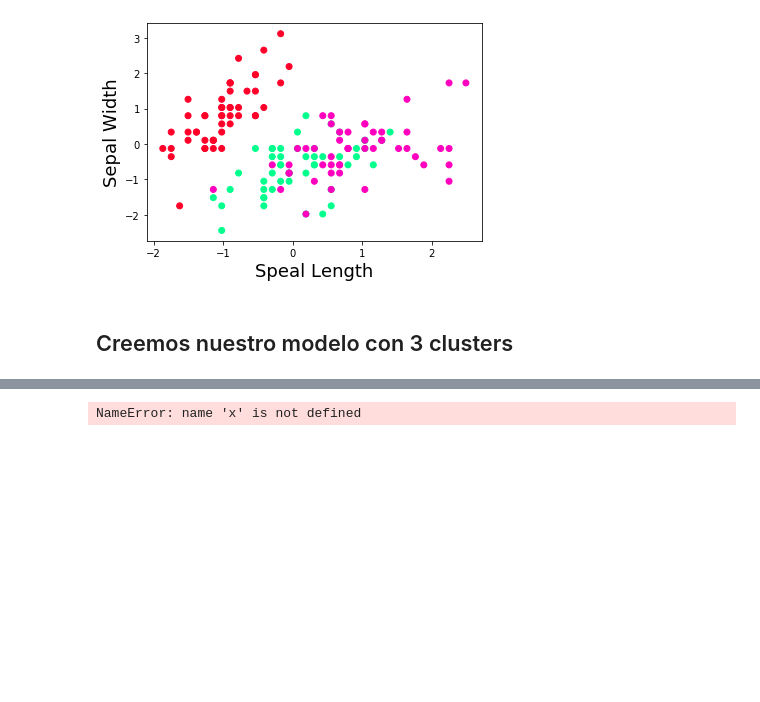
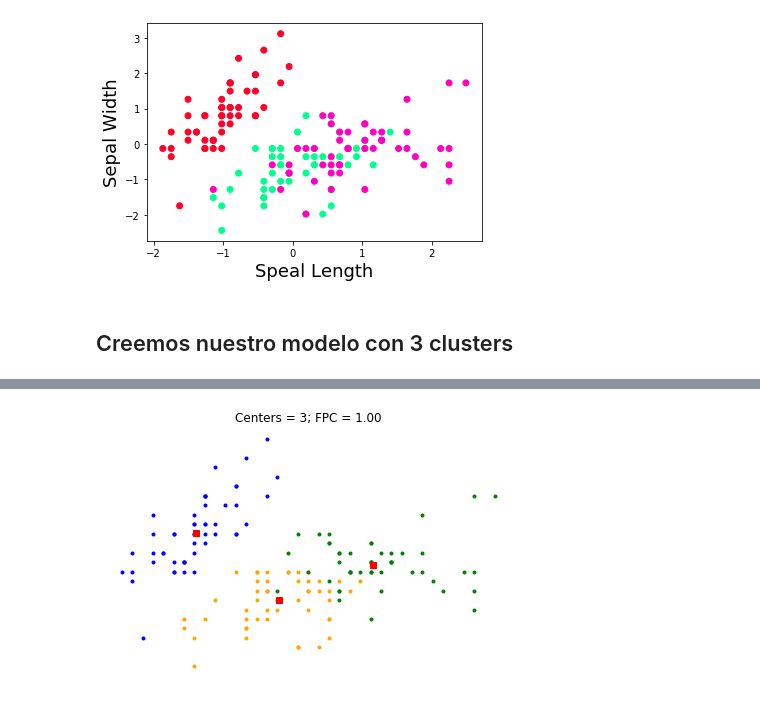
Before and after one commit to jdestradap/trabajo-3-aprendizaje-automatico, a Jupyter notebook: fuzzy-c-means/Fuzzy-C-Means.ipynb, the cells around one changed output, grey strips where cells are left out. Cells and saved outputs as stored; diff of their text form; code cells hidden in the pictures; blank space fills up the shorter version.

```diff
--- a/fuzzy-c-means/Fuzzy-C-Means.ipynb
+++ b/fuzzy-c-means/Fuzzy-C-Means.ipynb
@@ -221,3 +203,0 @@ array([[-9.00681170e-01,  1.03205722e+00, -1.34127240e+00,
-# %%
-cntr, u, u0, d, jm, p, fpc = fuzz.cluster.cmeans(
-    X2_std, 3, 2, error=0.005, maxiter=1000, init=None)
@@ -290,6 +203,0 @@ fig_iris, axes1_iris = plt.subplots()
-# %%
-
-for j in range(3):
-    x
-# %% [output]
-NameError: name 'x' is not defined
@@ -310,14 +203,0 @@ axes[1].set_title('Predicted', fontsize=18)
-# %%
-# Regenerate fuzzy model with 3 cluster centers - note that center ordering
-# is random in this clustering algorithm, so the centers may change places
-cntr, u_orig, _, _, _, _, _ = fuzz.cluster.cmeans(
-    X2_std, 3, 2, error=0.005, maxiter=1000)
-
-# Show 3-cluster model
-fig_iris, ax_iris = plt.subplots()
-ax_iris.set_title('Trained model')
-for j in range(3):
-    ax_iris.plot(alldata[0, u_orig.argmax(axis=0) == j],
-             alldata[1, u_orig.argmax(axis=0) == j], 'o',
-             label='series ' + str(j))
-ax2.legend()
@@ -328,16 +204,26 @@ cluster_membership
 # %%
-cntr, u, u0, d, jm, p, fpc = fuzz.cluster.cmeans(
-    X2_std, 3, 2, error=0.005, maxiter=1000, init=None)
+alldata = np.vstack((X2_std[:,0], X2_std[:,1],X2_std[:,2],X2_std[:,3]))
 
-# Plot assigned clusters, for each data point in training set
-cluster_membership = np.argmax(u, axis=0)
+cntr_model, u_model, u0_model, d_model, jm_model, p_model, fpc_model = fuzz.cluster.cmeans(
+    alldata, 3, 2, error=0.005, maxiter=1000, init=None)
 
-ax.plot(X2_std[:,0][cluster_membership == 1], X2_std[:,1][cluster_membership == 1], '.', color=colors[1])
-ax.plot(X2_std[:,0][cluster_membership == 2], X2_std[:,1][cluster_membership == 2], '.', color=colors[2])
-ax.plot(X2_std[:,0][cluster_membership == 3], X2_std[:,1][cluster_membership == 3], '.', color=colors[3])
+cluster_membership_iris = np.argmax(u_model, axis = 0)
+
+fig1, ax = plt.subplots()
+
+## X2_std[:,0], X2_std[:,1]
+
+for j in range(3):
+    ax.plot(X2_std[:,0][cluster_membership_iris == j],
+            X2_std[:,1][cluster_membership_iris == j], '.', color=colors[j])
 
 # Mark the center of each fuzzy cluster
-for pt in cntr:
+for pt in cntr_model:
     ax.plot(pt[0], pt[1], 'rs')
 
+ax.set_title('Centers = {0}; FPC = {1:.2f}'.format(3, fpc))
 ax.axis('off')
+
+fig1.tight_layout()
+# %% [output]
+[figure, added]
```
Also changed, not shown: parts of 20 cells of this notebook.
